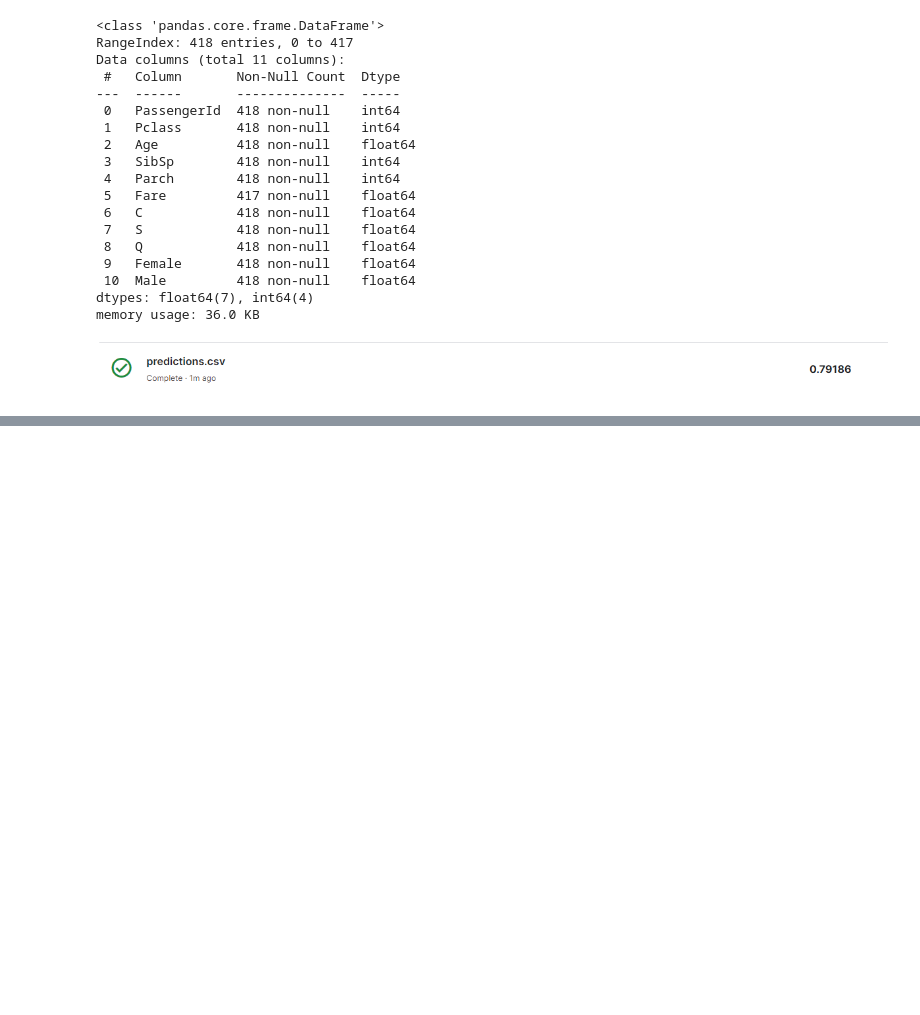
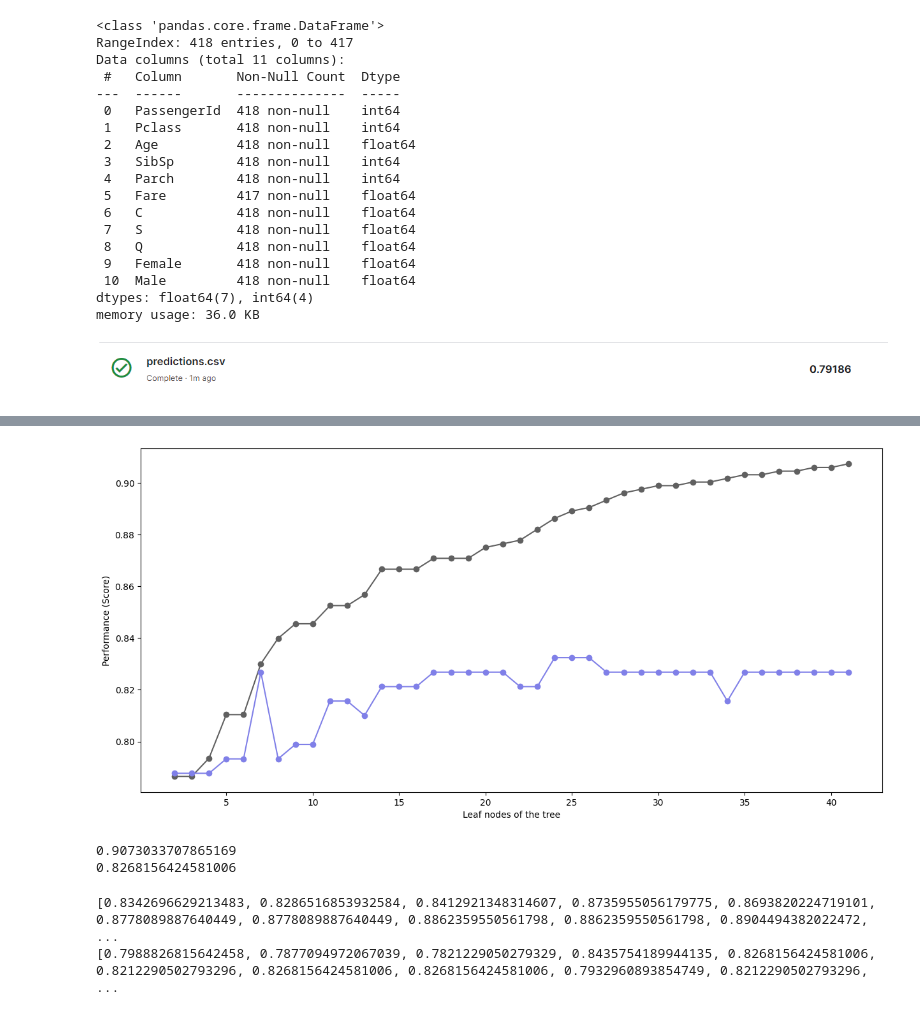
Before and after one commit to MeetMRP/ML-leraning, a Jupyter notebook: Titanic Survival Prediction/Titanic_Survival_Prediction.ipynb, the cells around one changed output, grey strips where cells are left out. Saved outputs shown, nothing was run; the diff lists cells and outputs as text; code cells hidden in the pictures; blank space fills up the shorter version.

```diff
--- a/Titanic Survival Prediction/Titanic_Survival_Prediction.ipynb
+++ b/Titanic Survival Prediction/Titanic_Survival_Prediction.ipynb
@@ -347,0 +430,12 @@ final_df.to_csv('predictions.csv', index=False)
+# %%
+# Changing max_leaf_depth
+max_depth = 10
+
+train_accuracy = []
+test_accuracy = []
+for depth in range(2, 42):
+    dt_model = DecisionTreeClassifier(
+        max_depth=max_depth, max_leaf_nodes=depth, random_state=156)
+    dt_model.fit(X_data, Y_data)
+    train_accuracy.append(dt_model.score(X_data, Y_data))
+    test_accuracy.append(dt_model.score(X_data_test, Y_data_test))
@@ -347,0 +448,17 @@ final_df.to_csv('predictions.csv', index=False)
+# %%
+score_df = pd.DataFrame({'max_depth':range(2, 42), 'train_acc': train_accuracy, 'test_acc': test_accuracy})
+
+plt.figure(figsize = (15,7))
+plt.plot(score_df['max_depth'], score_df['train_acc'], marker = 'o', color = '#606060')
+plt.plot(score_df['max_depth'], score_df['test_acc'], marker = 'o', color = '#8080e8')
+plt.xlabel('Leaf nodes of the tree')
+plt.ylabel('Performance (Score)')
+plt.show()
+# %% [output]
+[figure, added]
+# %%
+print(dt_model.score(X_data, Y_data))
+print(dt_model.score(X_data_test, Y_data_test))
+# %% [output]
+0.9073033707865169
+0.8268156424581006
@@ -347,0 +477,6 @@ final_df.to_csv('predictions.csv', index=False)
+# %%
+print(train_accuracy)
+print(test_accuracy)
+# %% [output]
+[0.8342696629213483, 0.8286516853932584, 0.8412921348314607, 0.8735955056179775, 0.8693820224719101, 0.8778089887640449, 0.8778089887640449, 0.8862359550561798, 0.8862359550561798, 0.8904494382022472, ...
+[0.7988826815642458, 0.7877094972067039, 0.7821229050279329, 0.8435754189944135, 0.8268156424581006, 0.8212290502793296, 0.8268156424581006, 0.8268156424581006, 0.7932960893854749, 0.8212290502793296, ...
```
Also changed, not shown: parts of 24 cells of this notebook, 1 other file.
